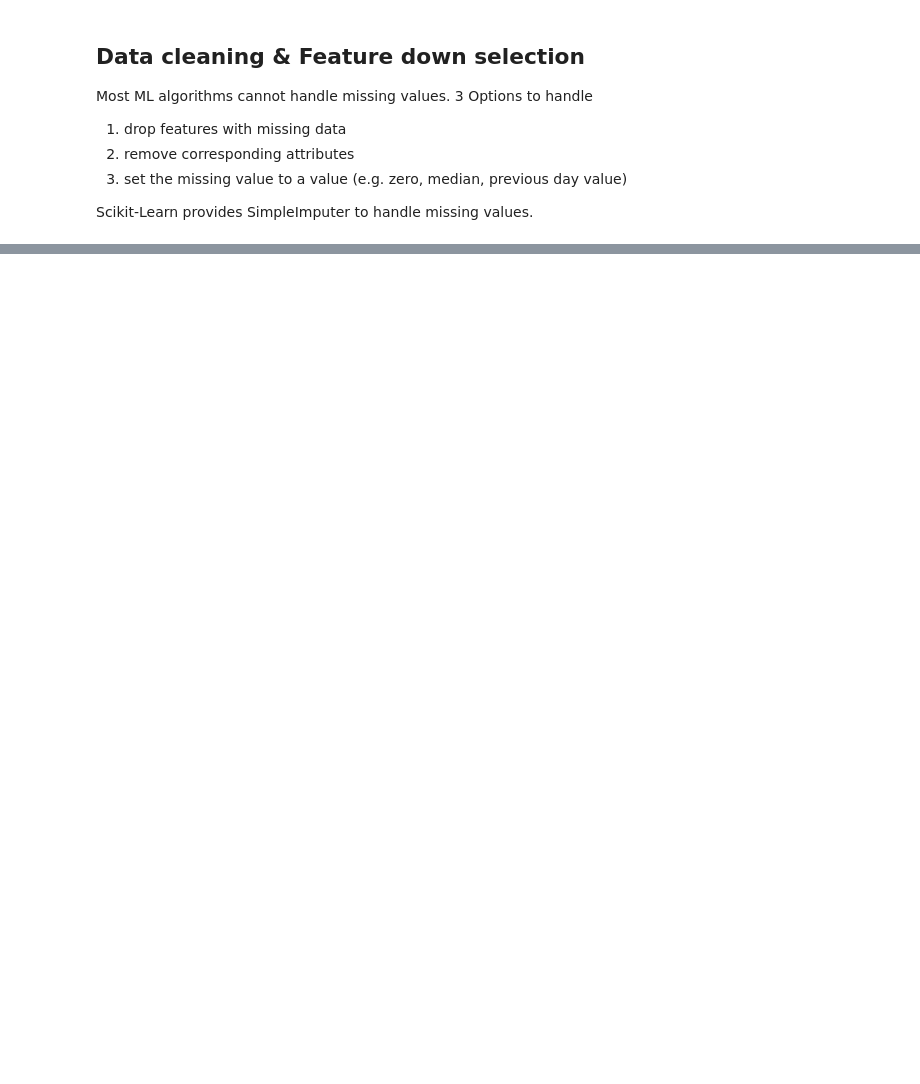
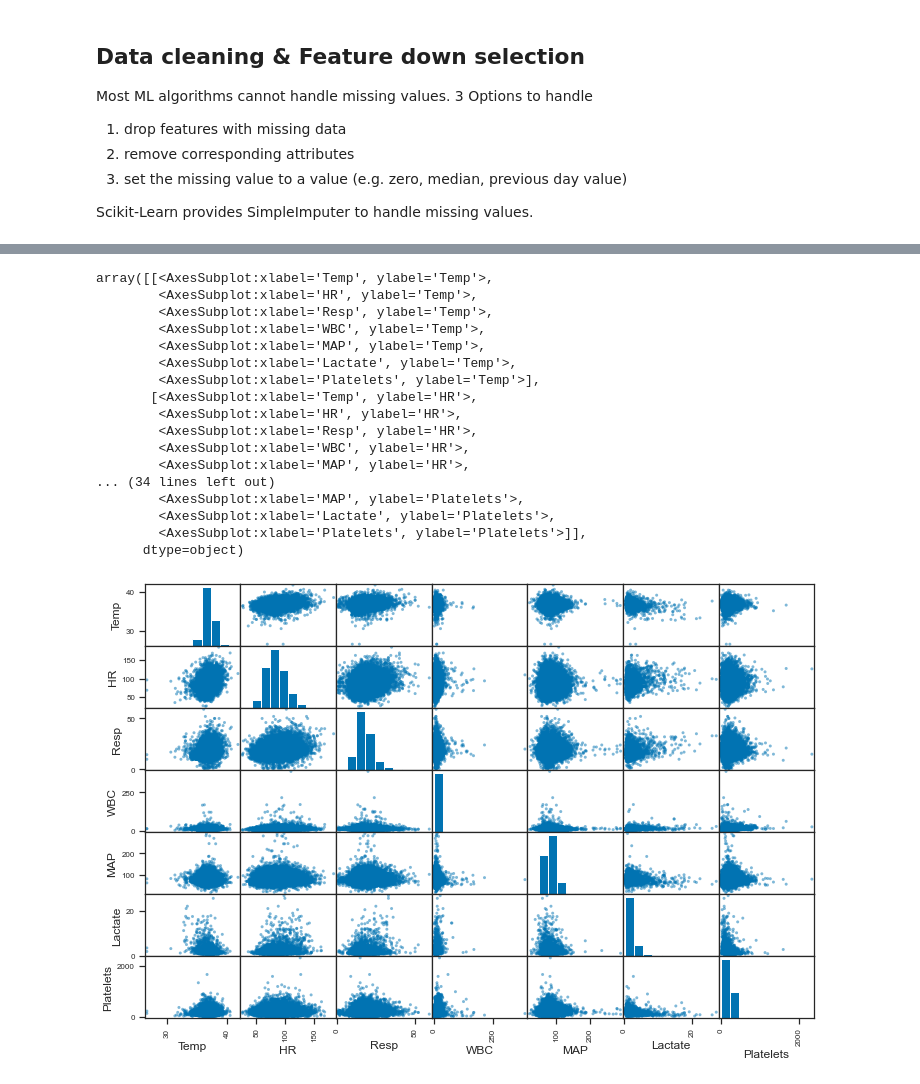
Before and after one commit to redhat-na-ssa/sepsis-detection, a Jupyter notebook: data-engineering.ipynb, the cells around one changed output, grey strips where cells are left out. Saved outputs shown, nothing was run; the diff lists cells and outputs as text; code cells hidden in the pictures; blank space fills up the shorter version.

```diff
--- a/data-engineering.ipynb
+++ b/data-engineering.ipynb
@@ -62,0 +74,7 @@ data = pd.read_csv("data/dataSepsis.csv", sep=";")
+# %%
+# load the data using a python function
+data = load_data()
+
+# without using a python function
+#csv_path = "datasets/sepsis/dataSepsis.csv"
+#data = pd.read_csv(csv_path, sep=";")
@@ -489,0 +549,22 @@ p_dict
+# %%
+attributes = ["Temp", "HR", "Resp", "WBC", "MAP", "Lactate", "Platelets"]
+scatter_matrix(X_train[attributes], figsize=(12,8))
+# %% [output]
+array([[<AxesSubplot:xlabel='Temp', ylabel='Temp'>,
+        <AxesSubplot:xlabel='HR', ylabel='Temp'>,
+        <AxesSubplot:xlabel='Resp', ylabel='Temp'>,
+        <AxesSubplot:xlabel='WBC', ylabel='Temp'>,
+        <AxesSubplot:xlabel='MAP', ylabel='Temp'>,
+        <AxesSubplot:xlabel='Lactate', ylabel='Temp'>,
+        <AxesSubplot:xlabel='Platelets', ylabel='Temp'>],
+       [<AxesSubplot:xlabel='Temp', ylabel='HR'>,
+        <AxesSubplot:xlabel='HR', ylabel='HR'>,
+        <AxesSubplot:xlabel='Resp', ylabel='HR'>,
+        <AxesSubplot:xlabel='WBC', ylabel='HR'>,
+        <AxesSubplot:xlabel='MAP', ylabel='HR'>,
+... (34 lines left out)
+        <AxesSubplot:xlabel='MAP', ylabel='Platelets'>,
+        <AxesSubplot:xlabel='Lactate', ylabel='Platelets'>,
+        <AxesSubplot:xlabel='Platelets', ylabel='Platelets'>]],
+      dtype=object)
+[figure, added]
```
Also changed, not shown: parts of 64 cells of this notebook, 8 other files.
